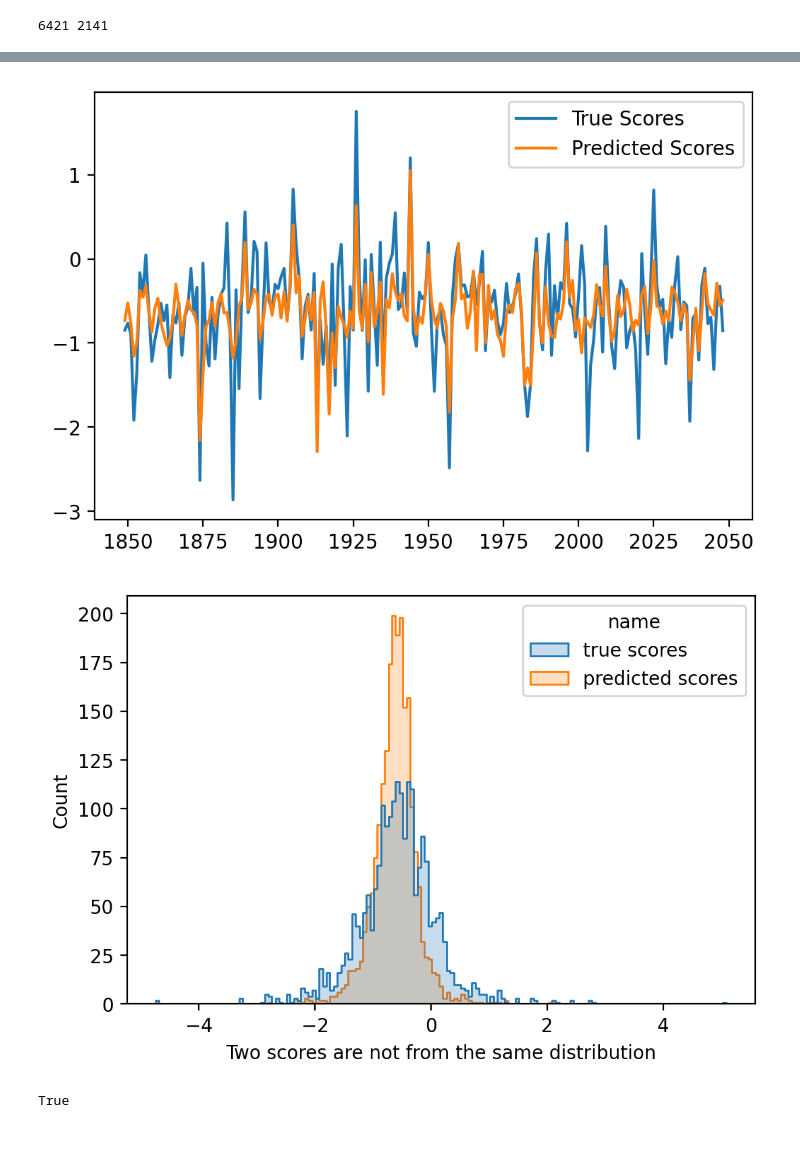
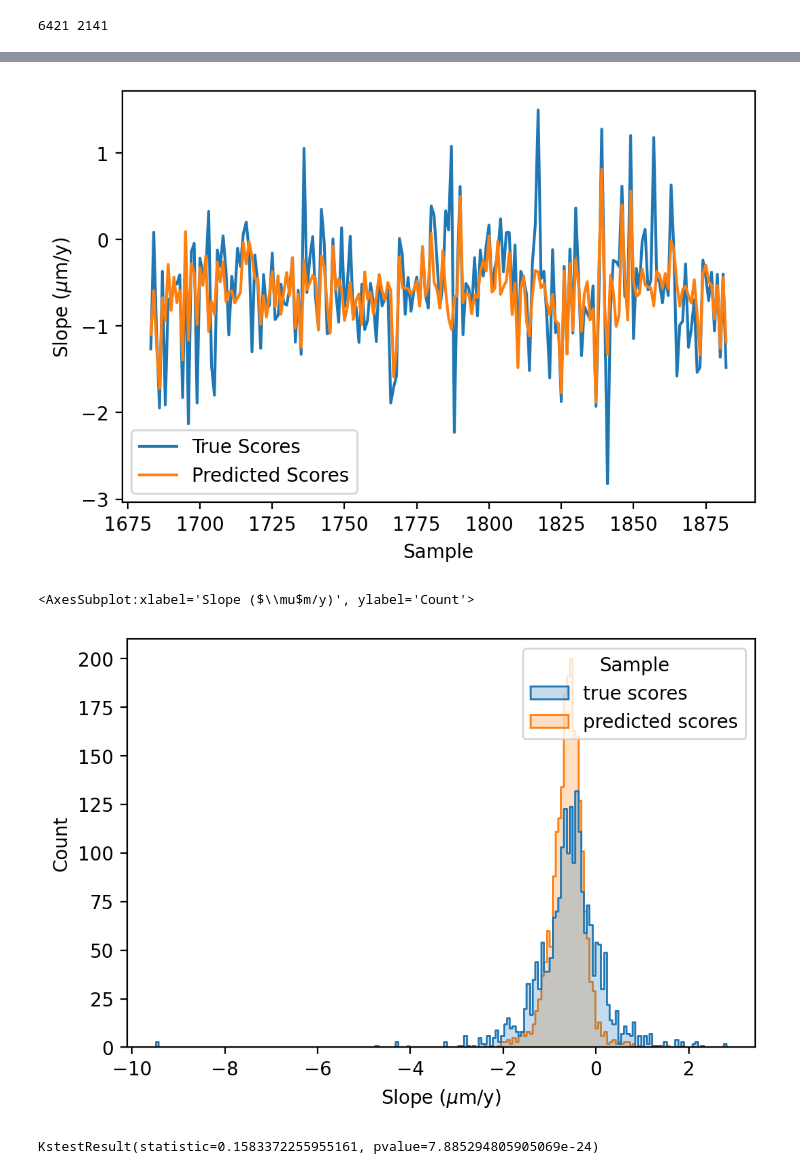
Before and after one commit to sayanmndl21/cnnlstm-oct, a Jupyter notebook: cnnlstmprog_best.ipynb, the cells around one changed output, grey strips where cells are left out. Drawn from its saved outputs; the diff is of its cells as text; code cells hidden in the pictures; blank space fills up the shorter version.

```diff
--- a/cnnlstmprog_best.ipynb
+++ b/cnnlstmprog_best.ipynb
@@ -100,10 +100,10 @@ n_out = 1
 
 model = CNNLSTMNet(channels = C, ts = ts, n_out = n_out, device = device).to(device)
 optimizer = optim.SGD(model.parameters(), lr=0.1)  #,momentum=0.9, nesterov=True)
-scheduler = optim.lr_scheduler.MultiStepLR(optimizer, milestones=[150], gamma= 0.1)
+scheduler = optim.lr_scheduler.MultiStepLR(optimizer, milestones=[100], gamma= 0.1)
 criterion = nn.MSELoss()  # this is for regression mean squared loss
 # %%
-epochs = 200
+epochs = 150
 best_loss =float('inf')
 ep, trainloss, validloss, testloss = [],[],[],[]
 testep, totloss = [],[]
@@ -220,31 +220,29 @@ with torch.no_grad():
 # %%
 idx = np.array([i+1 for i in range(len(true_scores))])
 size = 200
 r = np.random.randint(len(idx)-size)
 plt.plot(idx[r:r+size], true_scores[r:r+size], label = "True Scores")
 plt.plot(idx[r:r+size], pred_scores[r:r+size],label = "Predicted Scores")
+plt.ylabel('Slope ($\mu$m/y)')
+plt.xlabel('Sample')
 plt.legend()
 plt.show()
 # %% [output]
-[figure, old version]
+[figure, new version]
 # %%
 from scipy.stats import ks_2samp
-dfx = pd.DataFrame.from_dict({'value': true_scores.ravel().tolist(), 'name':'true scores'})
-dfy = pd.DataFrame.from_dict({'value': pred_scores.ravel().tolist(), 'name':'predicted scores'})
+dfx = pd.DataFrame.from_dict({'Slope ($\mu$m/y)': true_scores.ravel().tolist(), 'Sample':'true scores'})
+dfy = pd.DataFrame.from_dict({'Slope ($\mu$m/y)': pred_scores.ravel().tolist(), 'Sample':'predicted scores'})
 df = pd.concat(axis=0, ignore_index=True, objs=[dfx,dfy])
 
 
 
 fig,ax = plt.subplots()
-sns.histplot(df,x='value',hue='name',ax=ax, element='step')
-
-if ks_2samp(true_scores.ravel().tolist(),pred_scores.ravel().tolist())[1]<0.05:
-    plt.xlabel('Two scores are not from the same distribution')
-else:
-    plt.xlabel('Two scores are from the same distribution')
+sns.histplot(df,x='Slope ($\mu$m/y)',hue='Sample',ax=ax, element='step')
 # %% [output]
+<AxesSubplot:xlabel='Slope ($\\mu$m/y)', ylabel='Count'>
-[figure, old version]
+[figure, new version]
 # %%
-ks_2samp(true_scores.ravel().tolist(),pred_scores.ravel().tolist())[1]<0.05
+print(ks_2samp(true_scores.ravel().tolist(),pred_scores.ravel().tolist()))
 # %% [output]
-True
+KstestResult(statistic=0.1583372255955161, pvalue=7.885294805905069e-24)
```
Also changed, not shown: parts of 6 cells of this notebook, 5 other files.
